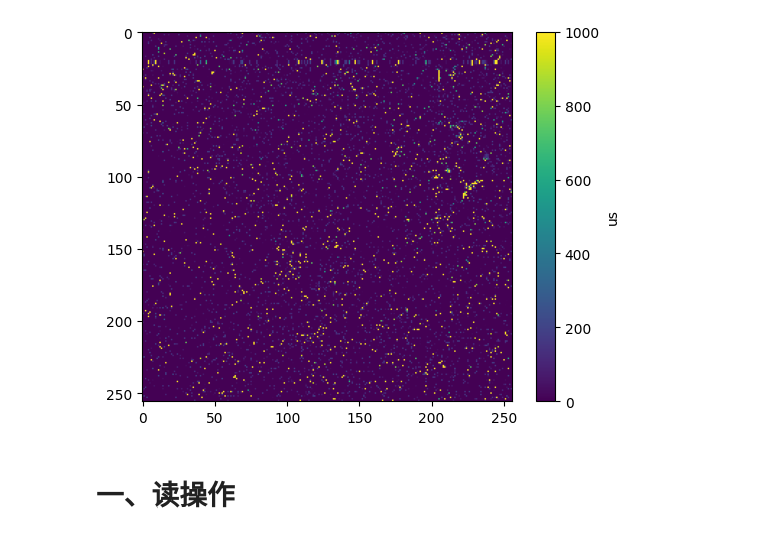
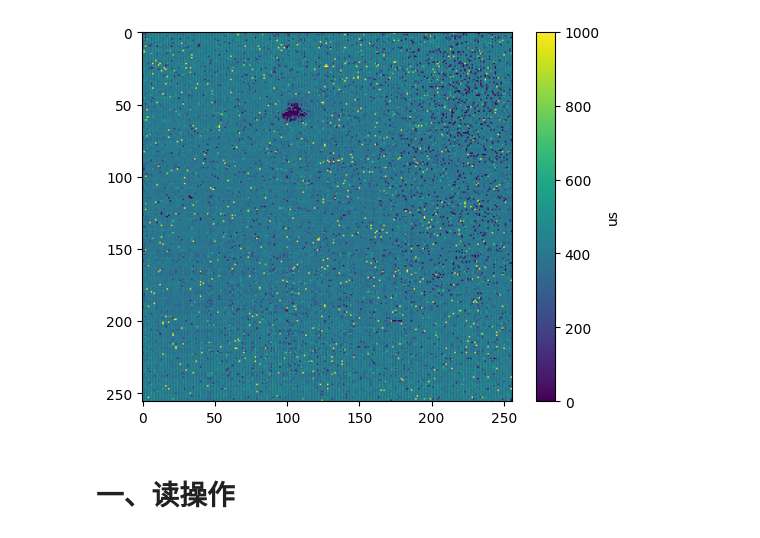
Before and after one commit to bei-meng/host_computer, a Jupyter notebook: examples/ECRAM-ReRAM读写示例.ipynb, the cells around one changed output. Saved outputs shown, nothing was run; the diff lists cells and outputs as text; code cells hidden in the pictures.

```diff
--- a/examples/ECRAM-ReRAM读写示例.ipynb
+++ b/examples/ECRAM-ReRAM读写示例.ipynb
@@ -42,11 +43,11 @@ local ip: 192.168.1.15 local port: 58086
 # %%
-chip.adc.set_sample_times(adc_sample_times=1)
+# chip.adc.set_sample_times(adc_sample_times=1)
 # %%
 crossbar = np.ones((256,256))
-v,c,r = chip.read4(crossbar=crossbar,row_index=None,col_index=None,read_voltage=0.1,tg=5,gain=1,sub_base=True,from_row=False,split_type=0,row_type=0,col_type=0)
+v,c,r = chip.read4(crossbar=crossbar,row_index=None,col_index=None,read_voltage=0.1,tg=5,gain=1,sub_base=True,from_row=False,split_type=1,row_type=0,col_type=0)
 plot_cond(c,vmax=1000)
 # %% [output]
-[figure, old version]
+[figure, new version]
 # %% [markdown]
 # 一、读操作
 # %% [markdown]
```
Also changed, not shown: parts of 1 cell of this notebook, 23 other files.
